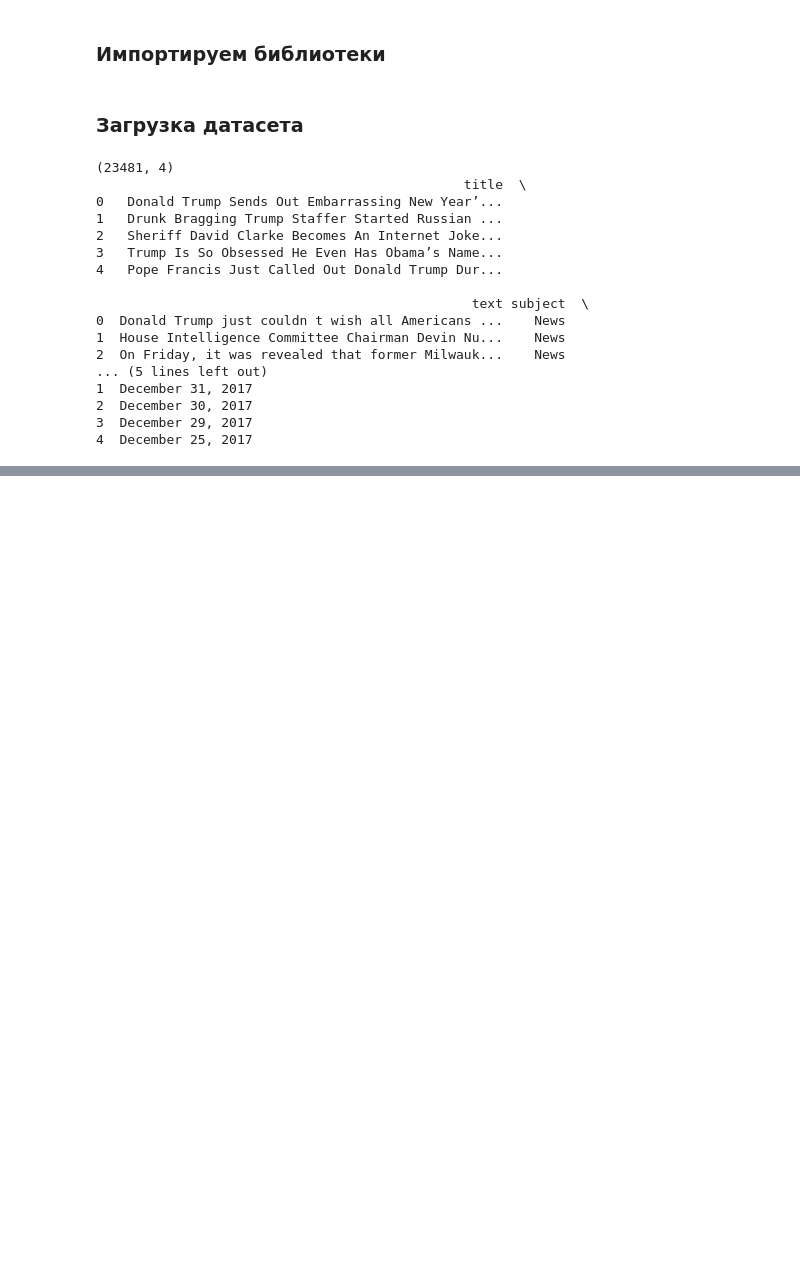
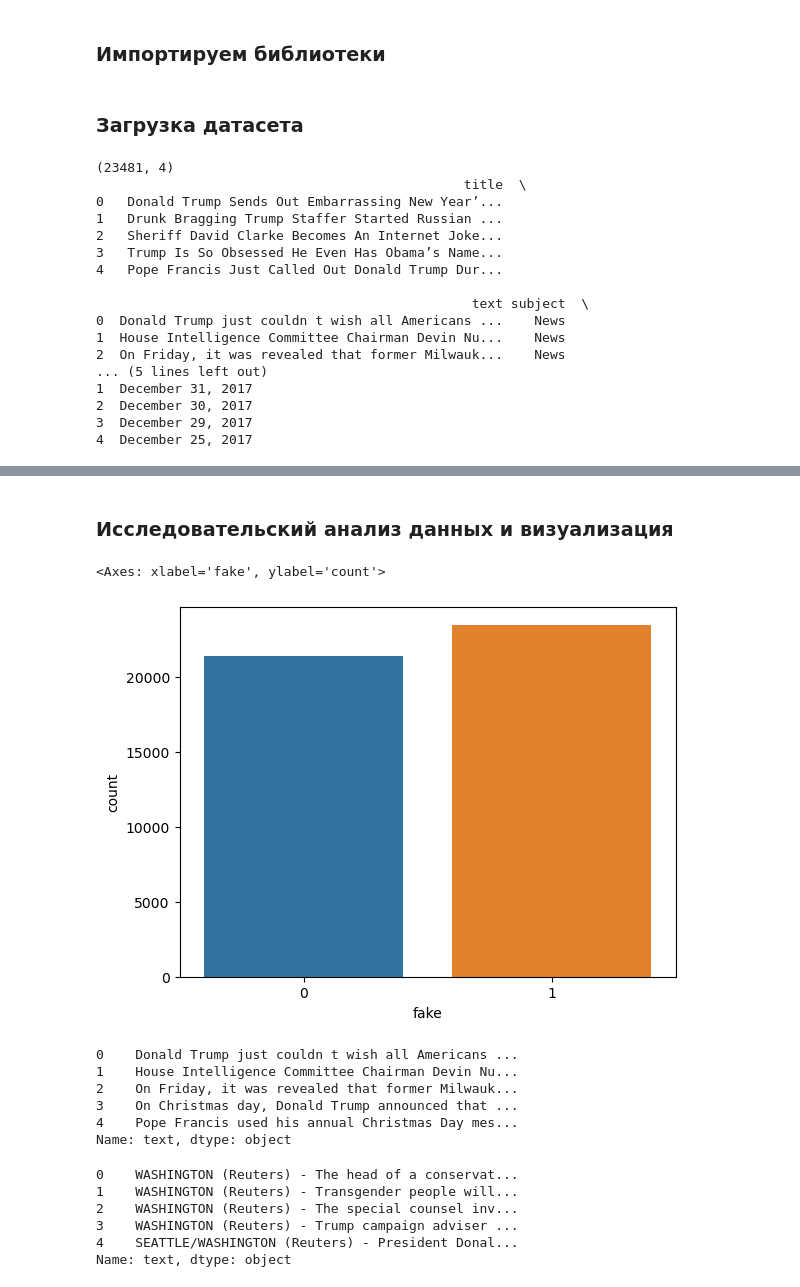
Before and after one commit to golubnichiy/big_data_11_23, a Jupyter notebook: days_10.ipynb, the cells around one changed output, grey strips where cells are left out. Saved outputs shown, nothing was run; the diff lists cells and outputs as text; code cells hidden in the pictures; blank space fills up the shorter version.

```diff
--- a/days_10.ipynb
+++ b/days_10.ipynb
@@ -39,3 +39,7 @@ print(fake_news.head())
 2  December 30, 2017
 3  December 29, 2017
 4  December 25, 2017
+# %%
+true_news = pd.read_csv("True.csv")
+print(true_news.shape)
+print(true_news.head())
@@ -41,0 +64,3 @@ print(fake_news.head())
+# %%
+fake_news["fake"] = 1
+print(fake_news.head())
@@ -41,0 +88,3 @@ print(fake_news.head())
+# %%
+true_news["fake"] = 0
+print(true_news.head())
@@ -41,0 +114,3 @@ print(fake_news.head())
+# %%
+news = pd.concat([fake_news, true_news])
+news.sample(10)
@@ -41,0 +153,25 @@ print(fake_news.head())
+# %% [markdown]
+### Исследовательский анализ данных и визуализация
+# %%
+sns.countplot(x="fake", data=news)
+# %% [output]
+<Axes: xlabel='fake', ylabel='count'>
+[figure, added]
+# %%
+news[news["fake"] == 1]["text"].head(5)
+# %% [output]
+0    Donald Trump just couldn t wish all Americans ...
+1    House Intelligence Committee Chairman Devin Nu...
+2    On Friday, it was revealed that former Milwauk...
+3    On Christmas day, Donald Trump announced that ...
+4    Pope Francis used his annual Christmas Day mes...
+Name: text, dtype: object
+# %%
+news[news["fake"] == 0]["text"].head(5)
+# %% [output]
+0    WASHINGTON (Reuters) - The head of a conservat...
+1    WASHINGTON (Reuters) - Transgender people will...
+2    WASHINGTON (Reuters) - The special counsel inv...
+3    WASHINGTON (Reuters) - Trump campaign adviser ...
+4    SEATTLE/WASHINGTON (Reuters) - President Donal...
+Name: text, dtype: object
```
Also changed, not shown: parts of 33 cells of this notebook, 1 other file.
